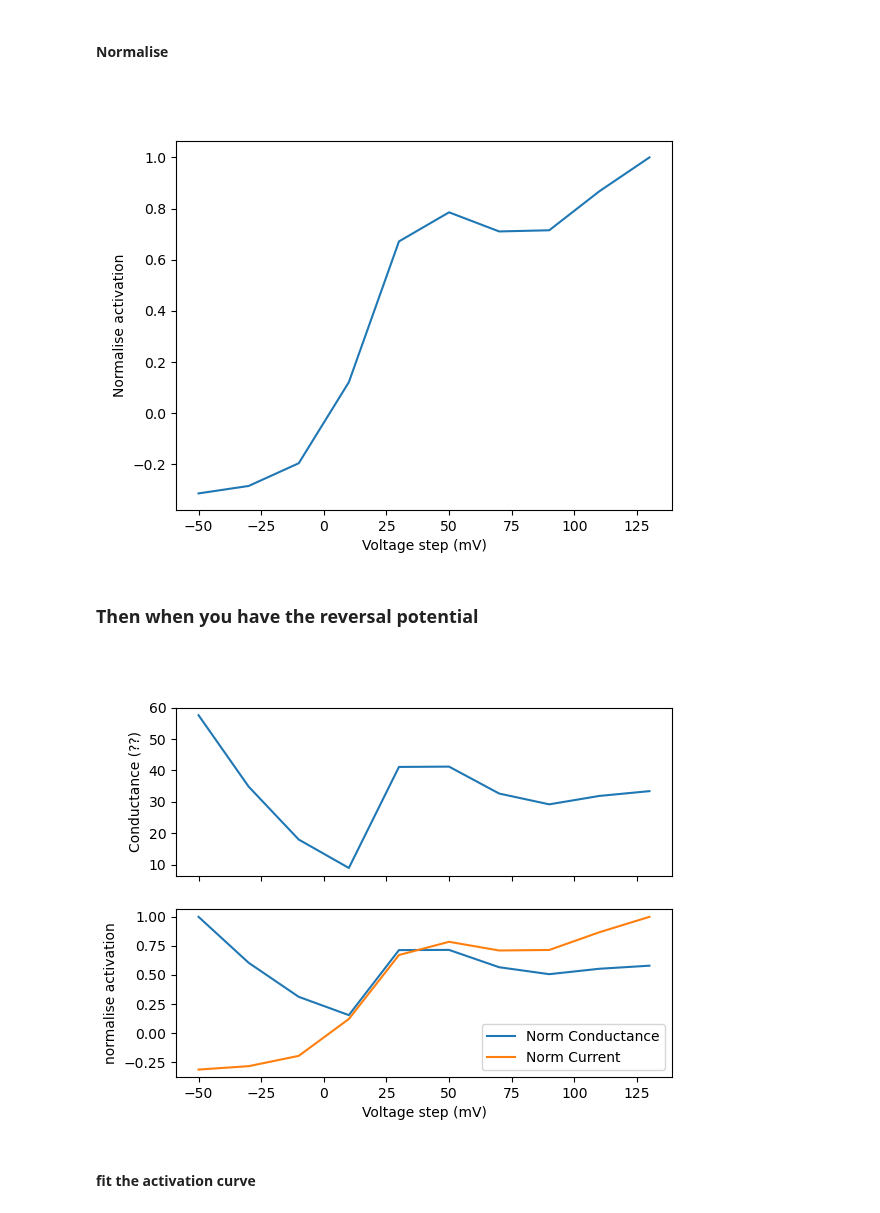
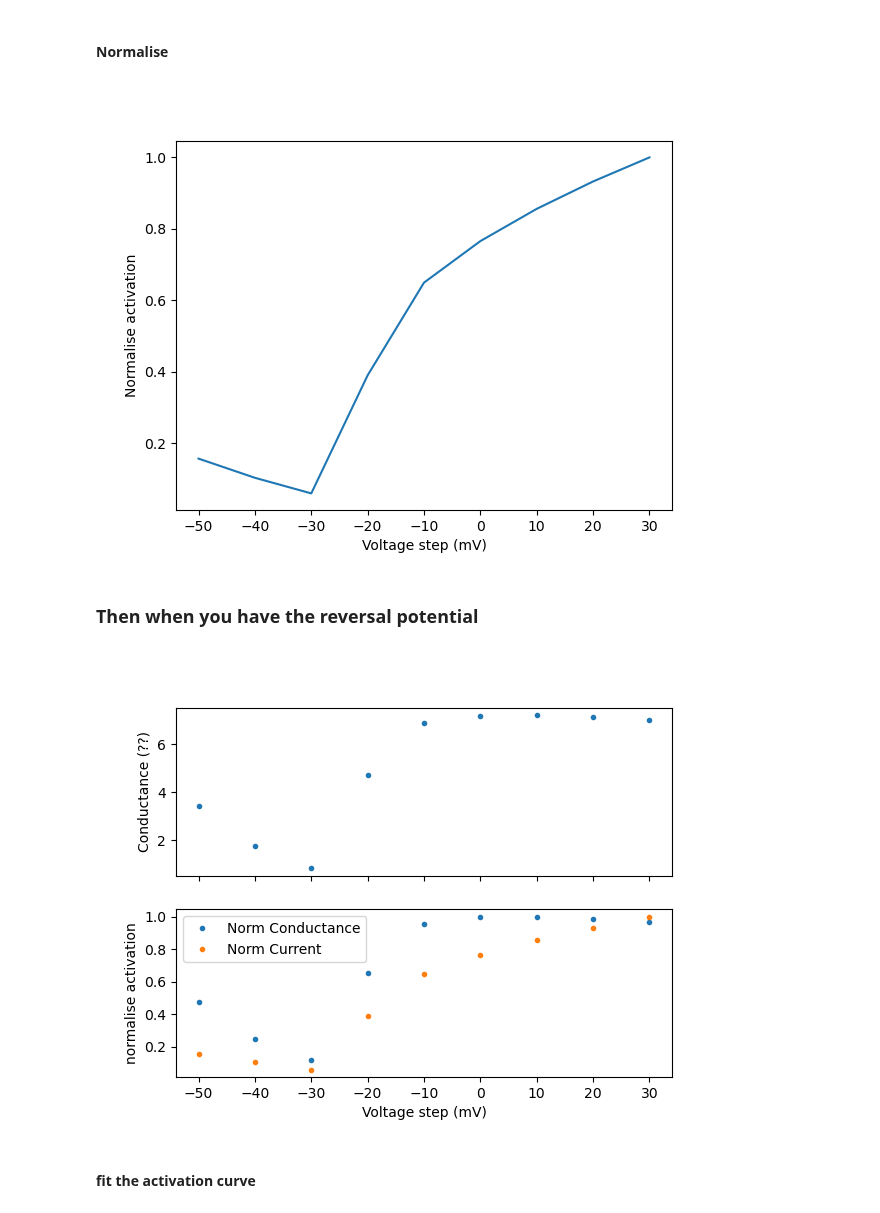
Before and after one commit to afmontarras/CSHL, a Jupyter notebook: Kv.ipynb, the cells around one changed output. Cells and saved outputs as stored; diff of their text form; code cells hidden in the pictures.

```diff
--- a/Kv.ipynb
+++ b/Kv.ipynb
@@ -29,6 +28,6 @@ files
 ## Activation
 ### IV curve
 # %%
-iv_files = glob(folders[0]+"/*")
+iv_files = glob(folders[0]+"/*/*")
 iv_files
 # %% [output]
@@ -42,5 +40,5 @@ iv_files
 # %%
 plt.close('all')
-f = iv_files[0]
+f = iv_files[1]
 plot_swps(f)
 # %% [output]
@@ -48,12 +46,12 @@ plot_swps(f)
 # %%
 swps, swp_time, sr = get_sweeps(f)
 ## The mean on your voltage step:
-v_start = 0.011
-v_end = 0.2
+v_start = 0.512
+v_end = 0.7
 voltage_step = np.mean(swp_window(swps,v_start,v_end,sr,channel=1),axis=1)
 ## the pic response in your current:
-i_start = 0.006
-i_end = 0.02
+i_start = 0.512
+i_end = 0.55
 current_window = swp_window(swps,i_start,i_end,sr,channel=0)
 current_response = np.array([swp[np.argmax(np.abs(swp))] for swp in current_window])
 ## Create a figure plot with this line:
@@ -70,33 +68,33 @@ plt.show()
 # %% [markdown]
 #### Normalise
 # %%
-norm = current_response/current_response.max()
+norm = np.abs(current_response/current_response.max())
 fig, ax = plt.subplots()
 ax.plot(voltage_step,norm)
 ax.set_xlabel('Voltage step (mV)')
 ax.set_ylabel('Normalise activation')
 plt.show()
 # %% [output]
-[figure, old version]
+[figure, new version]
 # %% [markdown]
 ### Then when you have the reversal potential
 # %%
 ## reversal potential in mV
-E_rev = -90 ## from the IV curve
+E_rev = -88 ## from the IV curve
 conductance = np.abs(current_response/(voltage_step - E_rev))
 ## normalise
 norm_g = conductance/conductance.max()
 fig, ax = plt.subplots(2,sharex=True)
-ax[0].plot(voltage_step,conductance)
-ax[1].plot(voltage_step,norm_g,label='Norm Conductance')
-ax[1].plot(voltage_step,norm,label='Norm Current')
+ax[0].plot(voltage_step,conductance,'.')
+ax[1].plot(voltage_step,norm_g,'.',label='Norm Conductance')
+ax[1].plot(voltage_step,norm,'.',label='Norm Current')
 ax[1].set_ylabel('normalise activation')
 ax[1].set_xlabel('Voltage step (mV)')
 ax[0].set_ylabel('Conductance (??)')
 ax[1].legend()
 plt.show()
 # %% [output]
-[figure, old version]
+[figure, new version]
 # %% [markdown]
 #### fit the activation curve
 # %%
```
Also changed, not shown: parts of 7 cells of this notebook, 1 other file.
